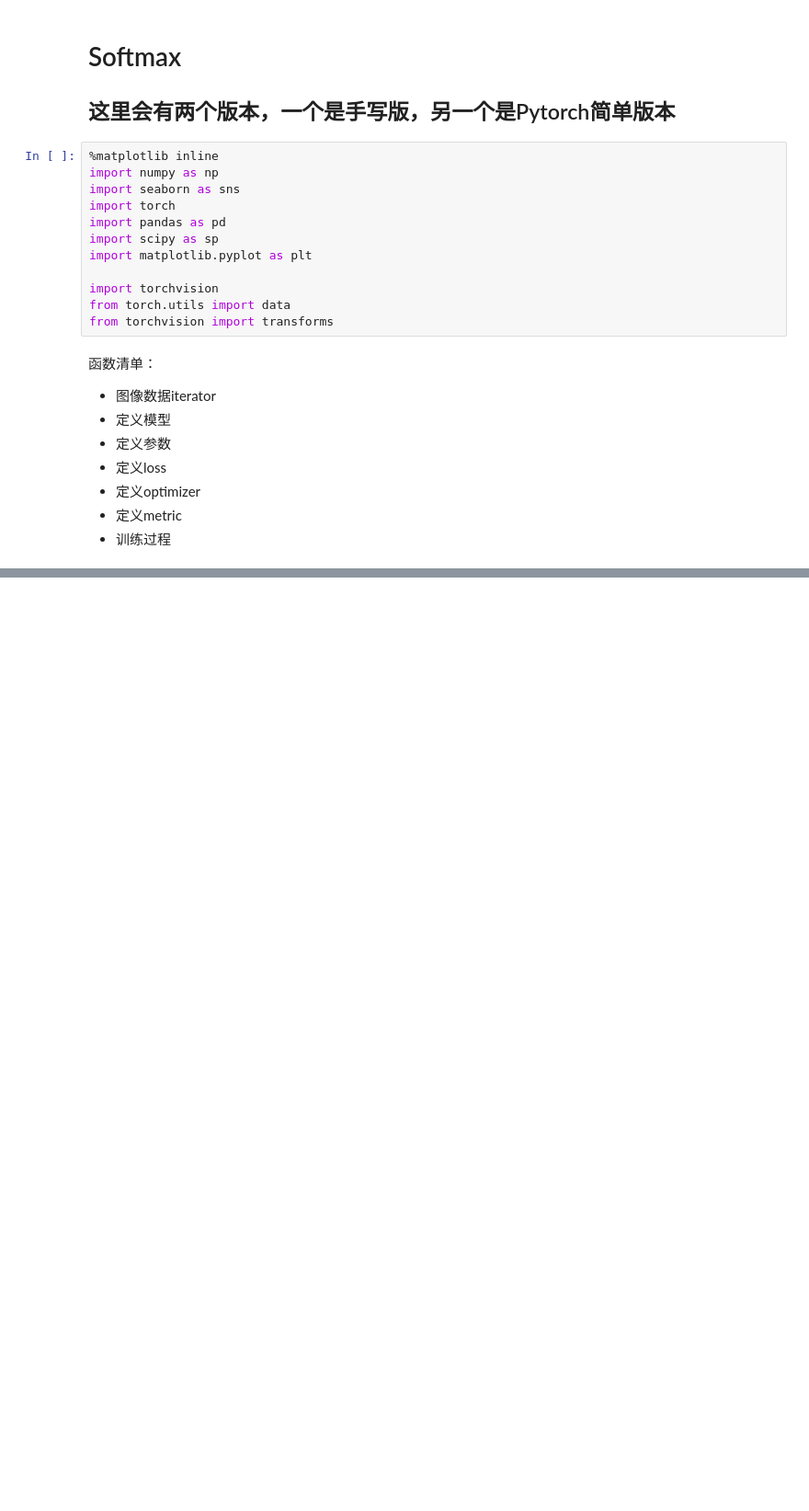
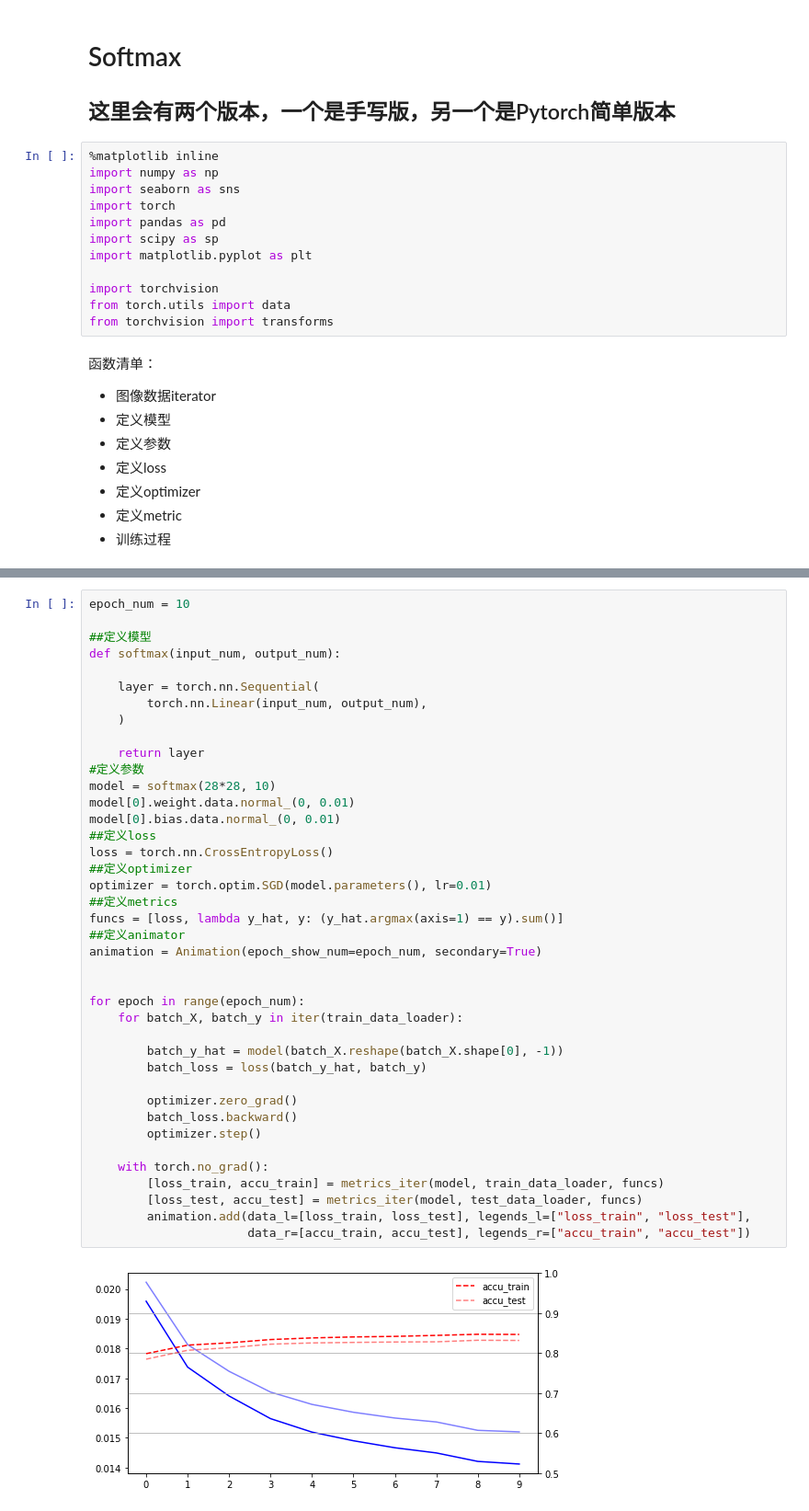
Before and after one commit to PANDASANG1231/Deeplearning_byHand, a Jupyter notebook: 009.softmax.ipynb, the cells around one changed output, grey strips where cells are left out. Shown: that part at 92% size. Cells and saved outputs as stored; diff of their text form; blank space fills up the shorter version.

Commit message:
Add softmax

```diff
--- a/009.softmax.ipynb
+++ b/009.softmax.ipynb
@@ -61,0 +266,42 @@ next(iter(a))
+# %%
+epoch_num = 10
+
+##定义模型
+def softmax(input_num, output_num):
+
+    layer = torch.nn.Sequential(
+        torch.nn.Linear(input_num, output_num),
+    )
+
+    return layer
+#定义参数
+model = softmax(28*28, 10)
+model[0].weight.data.normal_(0, 0.01)
+model[0].bias.data.normal_(0, 0.01)
+##定义loss
+loss = torch.nn.CrossEntropyLoss()
+##定义optimizer
+optimizer = torch.optim.SGD(model.parameters(), lr=0.01)
+##定义metrics
+funcs = [loss, lambda y_hat, y: (y_hat.argmax(axis=1) == y).sum()]
+##定义animator
+animation = Animation(epoch_show_num=epoch_num, secondary=True)
+
+
+for epoch in range(epoch_num):
+    for batch_X, batch_y in iter(train_data_loader):
+
+        batch_y_hat = model(batch_X.reshape(batch_X.shape[0], -1))
+        batch_loss = loss(batch_y_hat, batch_y)
+
+        optimizer.zero_grad()
+        batch_loss.backward()
+        optimizer.step()
+
+    with torch.no_grad():
+        [loss_train, accu_train] = metrics_iter(model, train_data_loader, funcs)
+        [loss_test, accu_test] = metrics_iter(model, test_data_loader, funcs)
+        animation.add(data_l=[loss_train, loss_test], legends_l=["loss_train", "loss_test"],
+                      data_r=[accu_train, accu_test], legends_r=["accu_train", "accu_test"])
+# %% [output]
+[figure, added]
```
Also changed, not shown: parts of 9 cells of this notebook.
